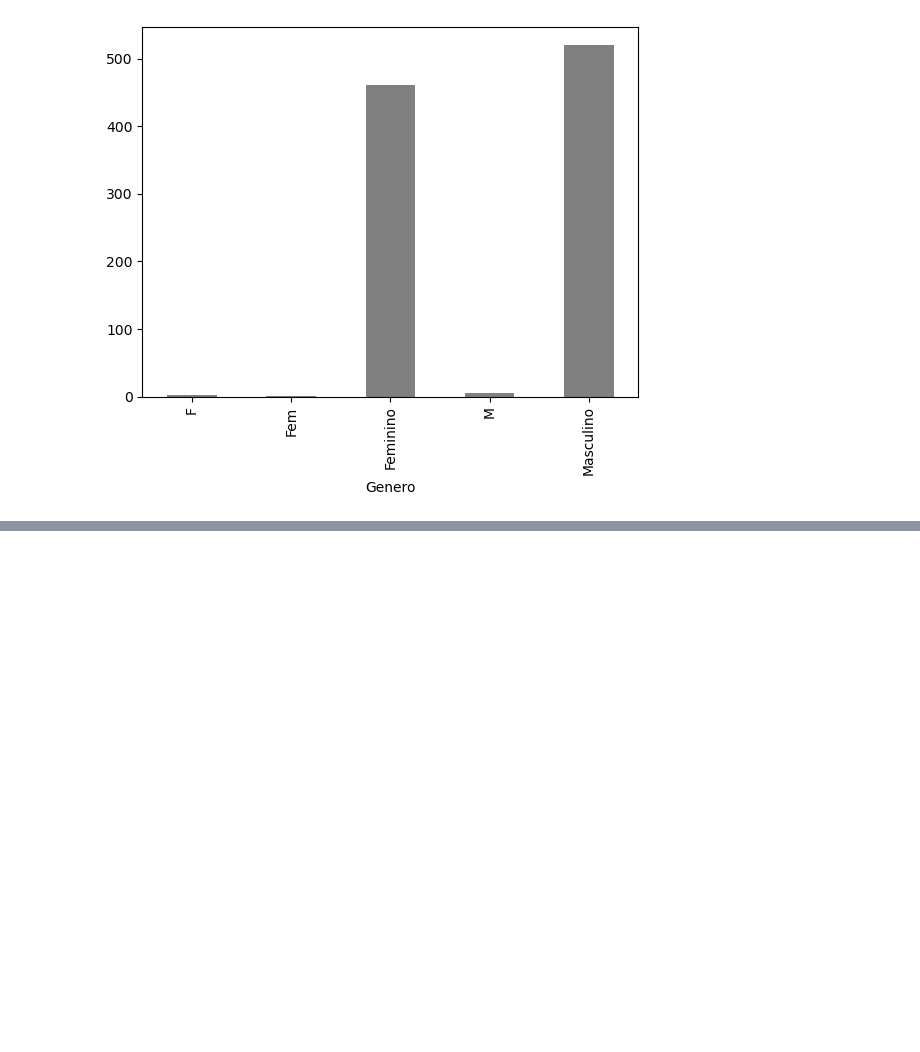
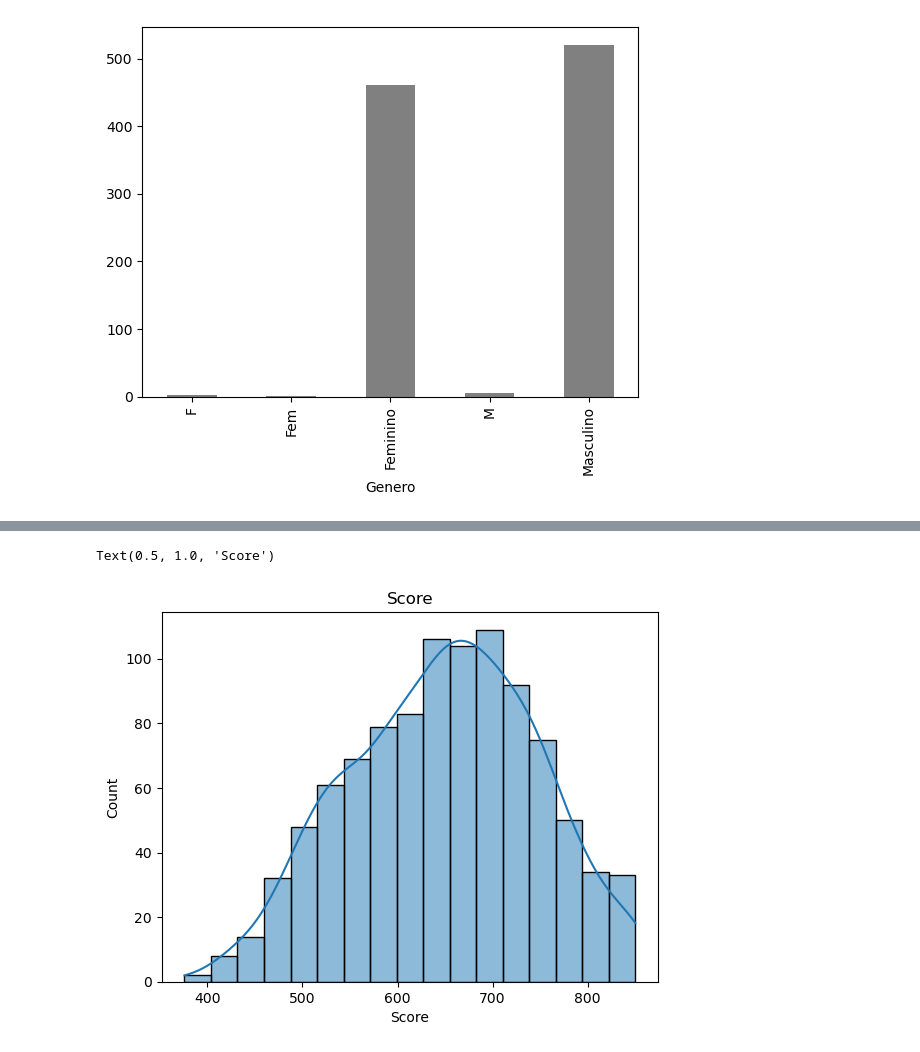
Before and after one commit to RodrigoD4v/FormacaoCD_Python, a Jupyter notebook: LimpezaTratamentoDeDados/notebooks/limpezatratemento.ipynb, the cells around one changed output, grey strips where cells are left out. Cells and saved outputs as stored; diff of their text form; code cells hidden in the pictures; blank space fills up the shorter version.

```diff
--- a/LimpezaTratamentoDeDados/notebooks/limpezatratemento.ipynb
+++ b/LimpezaTratamentoDeDados/notebooks/limpezatratemento.ipynb
@@ -65,0 +84,5 @@ agrupado2.plot.bar(color='gray')
+# %%
+srn.histplot(dataset['Score'], kde=True).set_title('Score')
+# %% [output]
+Text(0.5, 1.0, 'Score')
+[figure, added]
```
Also changed, not shown: parts of 2 cells of this notebook.
